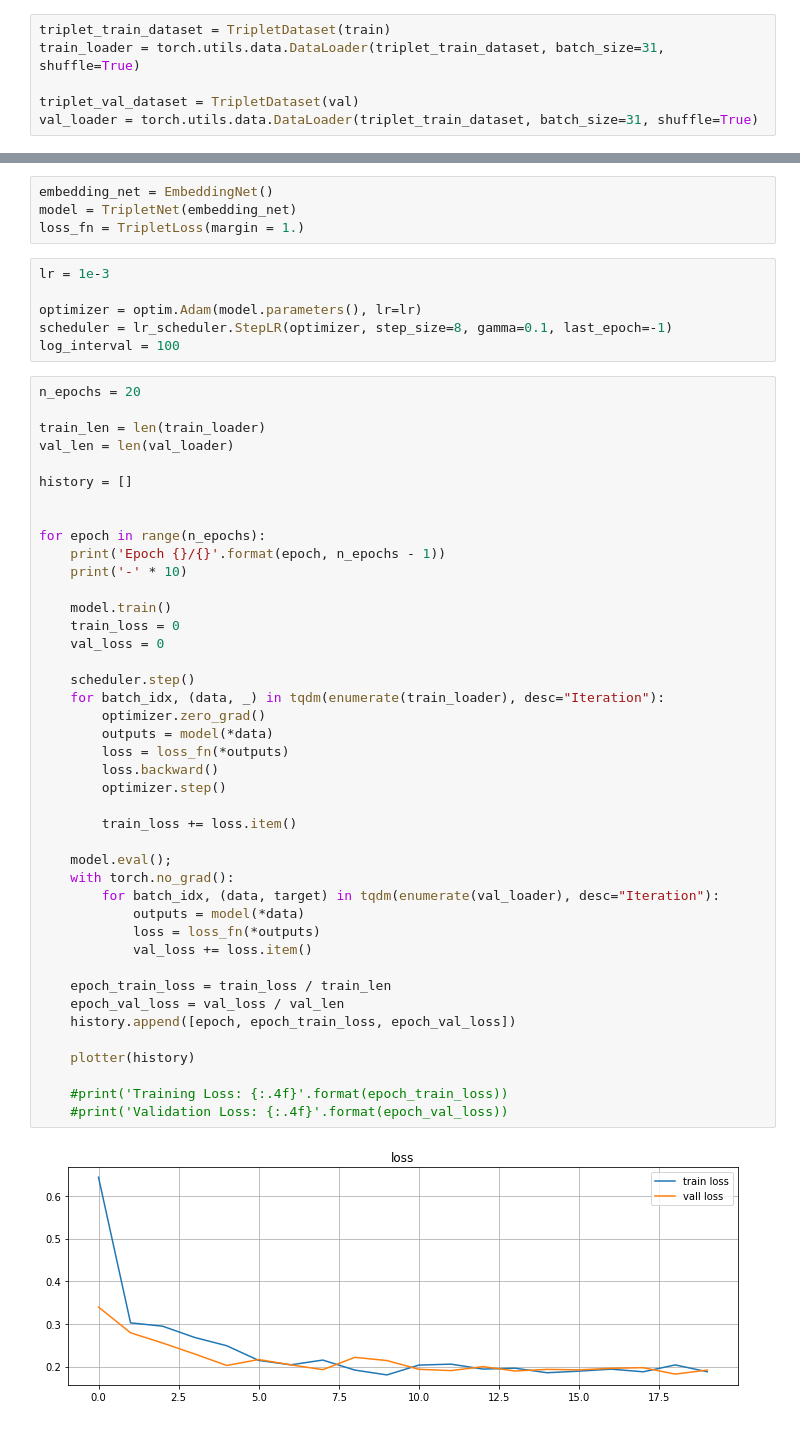
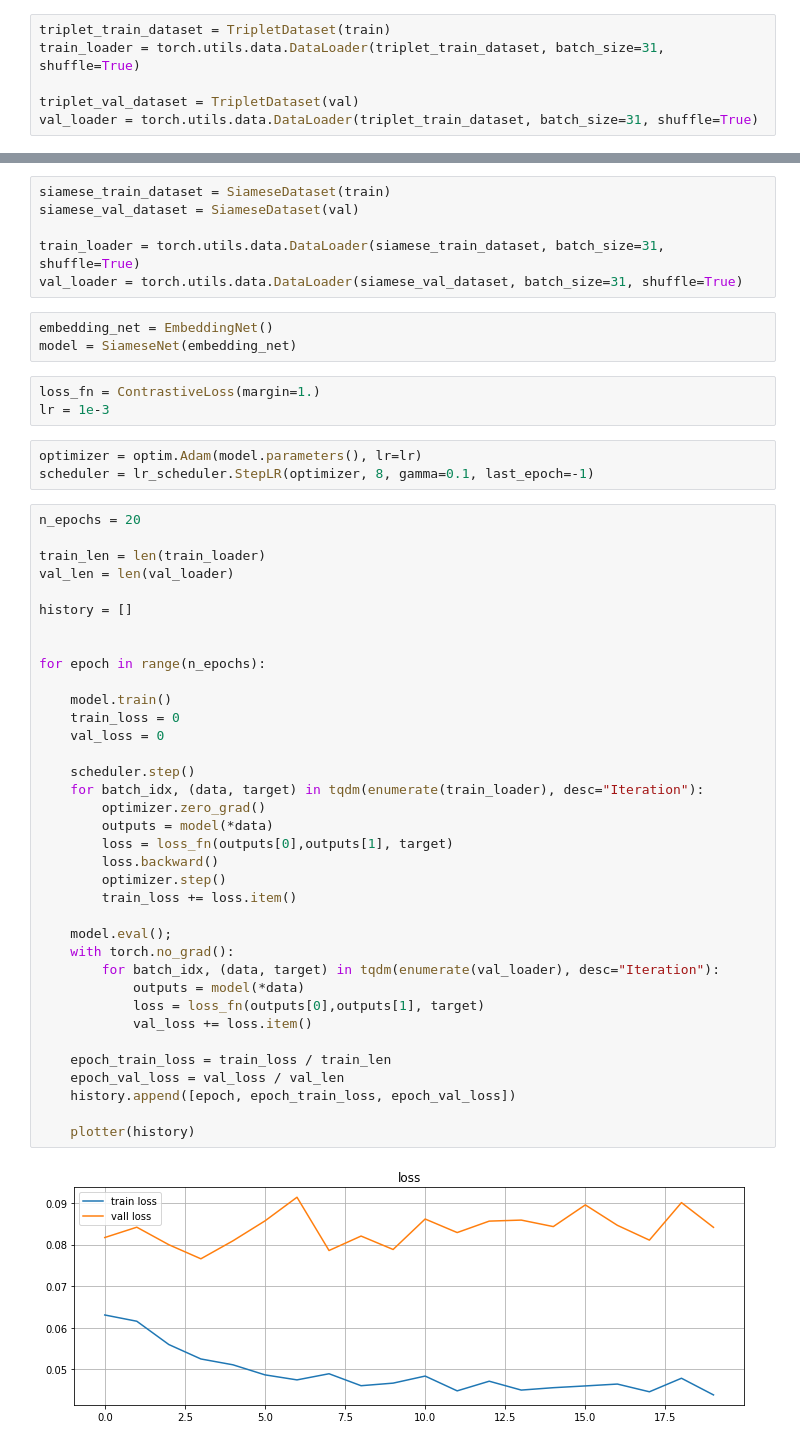
Before and after one commit to i-samenko/Triplet-net, a Jupyter notebook: triplet net.ipynb, the cells around one changed output, grey strips where cells are left out. Drawn from its saved outputs; the diff is of its cells as text.

```diff
--- a/triplet net.ipynb
+++ b/triplet net.ipynb
@@ -117,13 +274,18 @@ val_loader = torch.utils.data.DataLoader(triplet_train_dataset, batch_size=31, s
+# %%
+siamese_train_dataset = SiameseDataset(train)
+siamese_val_dataset = SiameseDataset(val)
+
+train_loader = torch.utils.data.DataLoader(siamese_train_dataset, batch_size=31, shuffle=True)
+val_loader = torch.utils.data.DataLoader(siamese_val_dataset, batch_size=31, shuffle=True)
 # %%
 embedding_net = EmbeddingNet()
-model = TripletNet(embedding_net)
-loss_fn = TripletLoss(margin = 1.)
+model = SiameseNet(embedding_net)
+# %%
+loss_fn = ContrastiveLoss(margin=1.)
+lr = 1e-3
 # %%
-lr = 1e-3
-
 optimizer = optim.Adam(model.parameters(), lr=lr)
-scheduler = lr_scheduler.StepLR(optimizer, step_size=8, gamma=0.1, last_epoch=-1)
-log_interval = 100
+scheduler = lr_scheduler.StepLR(optimizer, 8, gamma=0.1, last_epoch=-1)
 # %%
 n_epochs = 20
 
@@ -131,41 +293,35 @@ train_len = len(train_loader)
 val_len = len(val_loader)
 
 history = []
 
 
 for epoch in range(n_epochs):
-    print('Epoch {}/{}'.format(epoch, n_epochs - 1))
-    print('-' * 10)
 
     model.train()
     train_loss = 0
     val_loss = 0
 
     scheduler.step()
-    for batch_idx, (data, _) in tqdm(enumerate(train_loader), desc="Iteration"):
+    for batch_idx, (data, target) in tqdm(enumerate(train_loader), desc="Iteration"):
         optimizer.zero_grad()
         outputs = model(*data)
-        loss = loss_fn(*outputs)
+        loss = loss_fn(outputs[0],outputs[1], target)
         loss.backward()
         optimizer.step()
-
         train_loss += loss.item()
 
     model.eval();
     with torch.no_grad():
         for batch_idx, (data, target) in tqdm(enumerate(val_loader), desc="Iteration"):
             outputs = model(*data)
-            loss = loss_fn(*outputs)
+            loss = loss_fn(outputs[0],outputs[1], target)
             val_loss += loss.item()
 
     epoch_train_loss = train_loss / train_len
     epoch_val_loss = val_loss / val_len
     history.append([epoch, epoch_train_loss, epoch_val_loss])
 
     plotter(history)
-
-    #print('Training Loss: {:.4f}'.format(epoch_train_loss))
-    #print('Validation Loss: {:.4f}'.format(epoch_val_loss))
 # %% [output]
-[figure, old version]
+[figure, new version]
 Epoch 0
```
Also changed, not shown: parts of 18 cells of this notebook.
